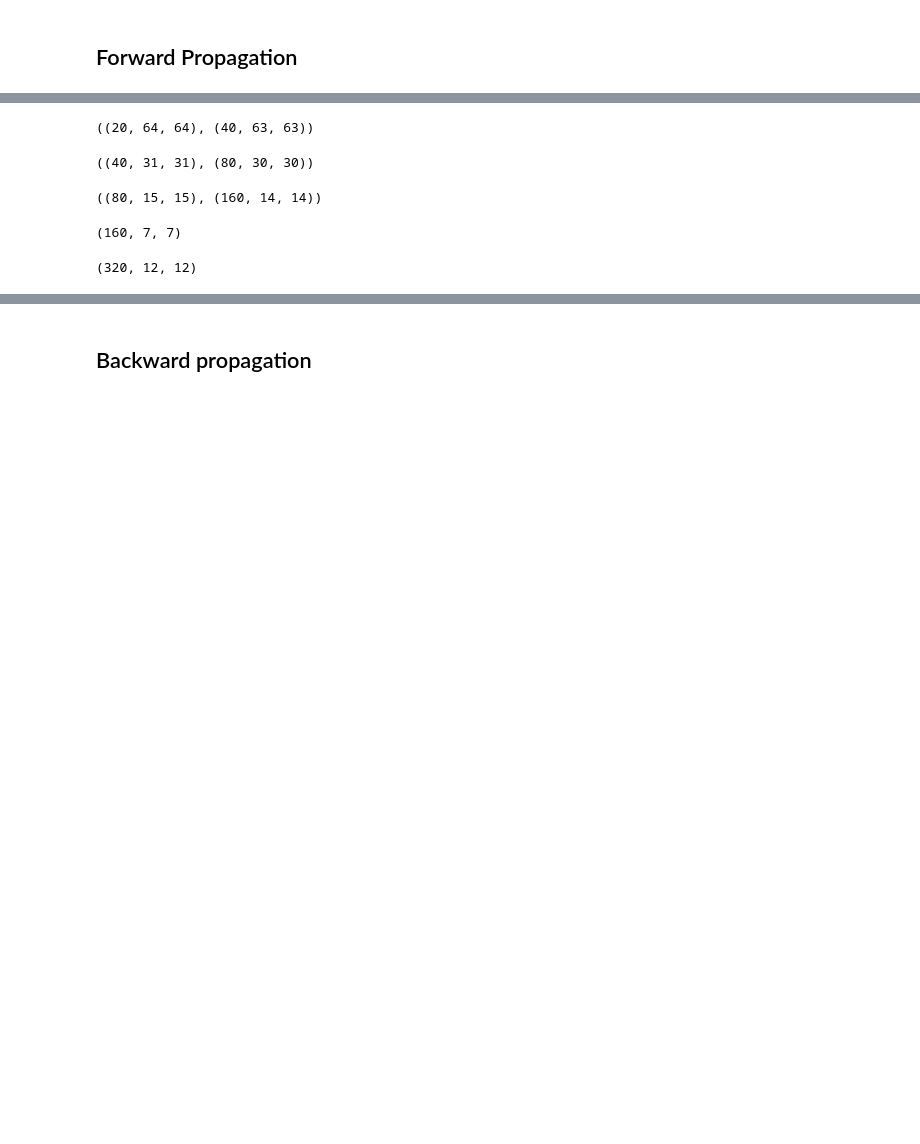
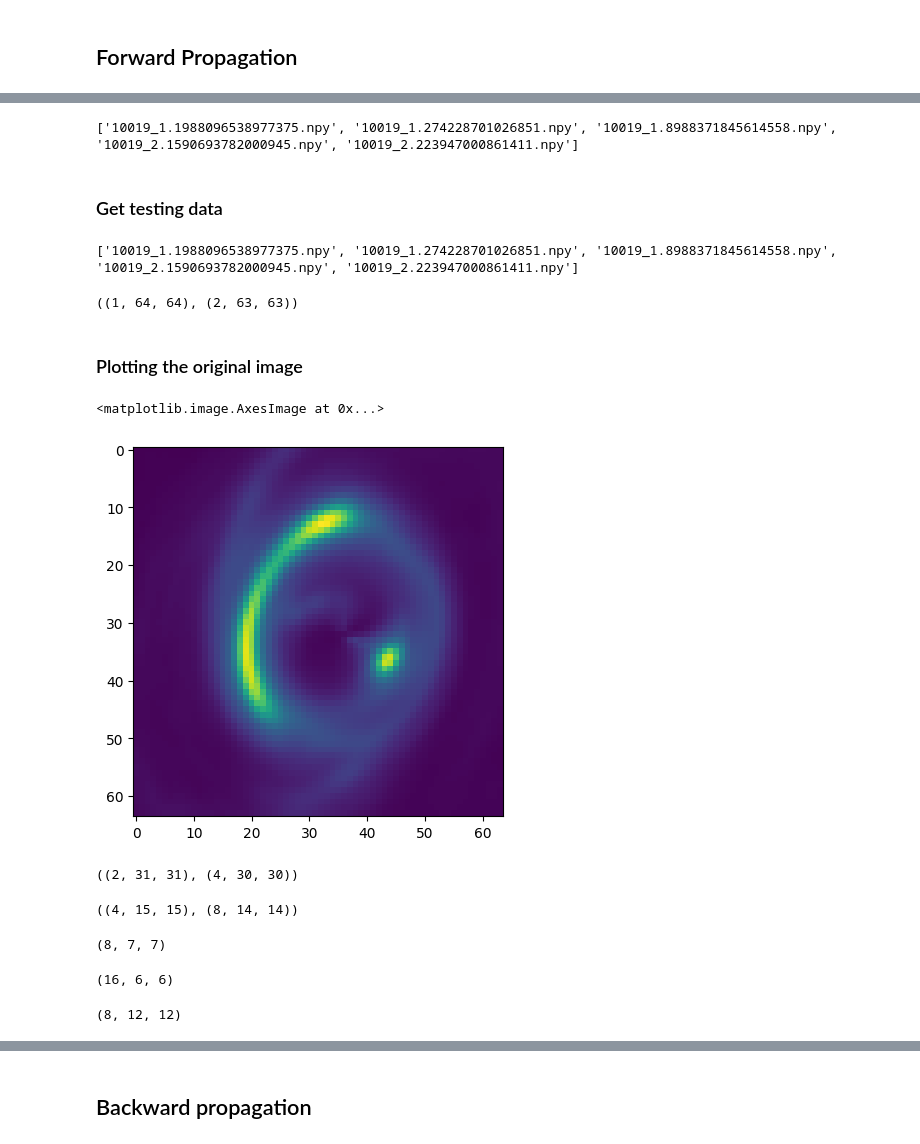
Before and after one commit to AneeshSahu/DeLens, a Jupyter notebook: Unet.ipynb, the cells around one changed output, grey strips where cells are left out. Cells and saved outputs as stored; diff of their text form; code cells hidden in the pictures; blank space fills up the shorter version.

```diff
--- a/Unet.ipynb
+++ b/Unet.ipynb
@@ -11,5 +15,5 @@ import os
 # %%
-input = []
+unlensed = []
 # Directory containing the .npy files
 directory = r"lensingData/Data/train/Lensed"
 
@@ -19,13 +23,39 @@ npy_files = [f for f in os.listdir(directory) if f.endswith('.npy')][:20]
 # Sort the files to maintain order
 npy_files.sort()
 
+print(npy_files[:5])
 # Iterate through the list and plot each file
 for idx, npy_file in enumerate(npy_files):
     # Load the .npy file
     data = np.load(os.path.join(directory, npy_file))
-    input.append(data)
+    unlensed.append(data)
 
-input = np.array(input)
+unlensed = np.array(unlensed)
+# %% [output]
+['10019_1.1988096538977375.npy', '10019_1.274228701026851.npy', '10019_1.8988371845614558.npy', '10019_2.1590693782000945.npy', '10019_2.223947000861411.npy']
+# %% [markdown]
+### Get testing data
+# %%
+lensed = []
+# Directory containing the .npy files
+directory = r"lensingData/Data/train/Unlensed"
+
+# Get a list of .npy files in the directory
+npy_files = [f for f in os.listdir(directory) if f.endswith('.npy')][:20]
+
+# Sort the files to maintain order
+npy_files.sort()
+
+print(npy_files[:5])
+# Iterate through the list and plot each file
+for idx, npy_file in enumerate(npy_files):
+    # Load the .npy file
+    data = np.load(os.path.join(directory, npy_file))
+    lensed.append(data)
+
+lensed = np.array(lensed)
+# %% [output]
+['10019_1.1988096538977375.npy', '10019_1.274228701026851.npy', '10019_1.8988371845614558.npy', '10019_2.1590693782000945.npy', '10019_2.223947000861411.npy']
 # %%
 Down_conv_1 = ConvolutionalLayer(kwidth=2, kcount=2)
 Max_pool_1 = MaxPoolLayer(2, 2)
@@ -47,31 +85,43 @@ Up_conv_4 = UpconvolutionalLayer(3, 1)
 # %%
-forward_down_conv_1 = Down_conv_1.forward(input)
-input.shape, forward_down_conv_1.shape
+first_image = np.array([unlensed[0]])
+forward_down_conv_1 = Down_conv_1.forward(first_image)
+first_image.shape, forward_down_conv_1.shape
 # %% [output]
-((20, 64, 64), (40, 63, 63))
+((1, 64, 64), (2, 63, 63))
+# %% [markdown]
+### Plotting the original image
+# %%
+import matplotlib.pyplot as plt
+plt.imshow(first_image[0], cmap='viridis')
+# %% [output]
+<matplotlib.image.AxesImage at 0x...>
+[figure, added]
 # %%
 forward_max_pool_1 = Max_pool_1.forward(forward_down_conv_1)
 forward_down_conv_2 = Down_conv_2.forward(forward_max_pool_1)
 forward_max_pool_1.shape, forward_down_conv_2.shape
 # %% [output]
-((40, 31, 31), (80, 30, 30))
+((2, 31, 31), (4, 30, 30))
 # %%
 forward_max_pool_2 = Max_pool_2.forward(forward_down_conv_2)
 forward_down_conv_3 = Down_conv_3.forward(forward_max_pool_2)
 forward_max_pool_2.shape, forward_down_conv_3.shape
 # %% [output]
-((80, 15, 15), (160, 14, 14))
+((4, 15, 15), (8, 14, 14))
 # %%
 forward_max_pool_3 = Max_pool_3.forward(forward_down_conv_3)
 forward_max_pool_3.shape
 # %% [output]
-(160, 7, 7)
+(8, 7, 7)
 # %%
 forward_down_conv_4 = Down_conv_4.forward(forward_max_pool_3)
 forward_down_conv_4.shape
+# %% [output]
+(16, 6, 6)
 # %%
 forward_up_sample_1 = Up_sample_1.forward(forward_down_conv_4)
-forward_up_sample_1.shape
+forward_half_layer_1 = Half_1.forward(forward_up_sample_1)
+forward_half_layer_1.shape
 # %% [output]
-(320, 12, 12)
+(8, 12, 12)
 # %%
```
Also changed, not shown: parts of 36 cells of this notebook, 3 other files.
